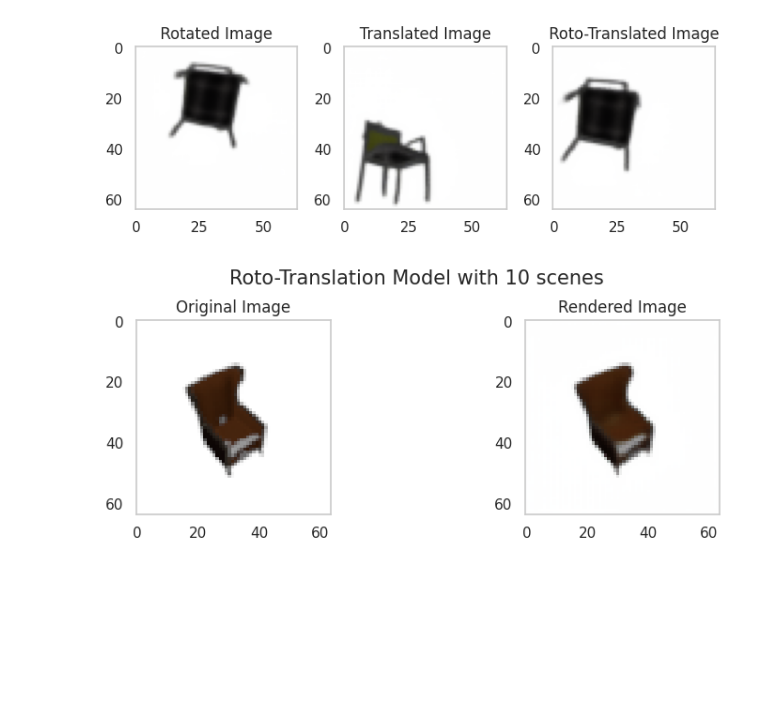
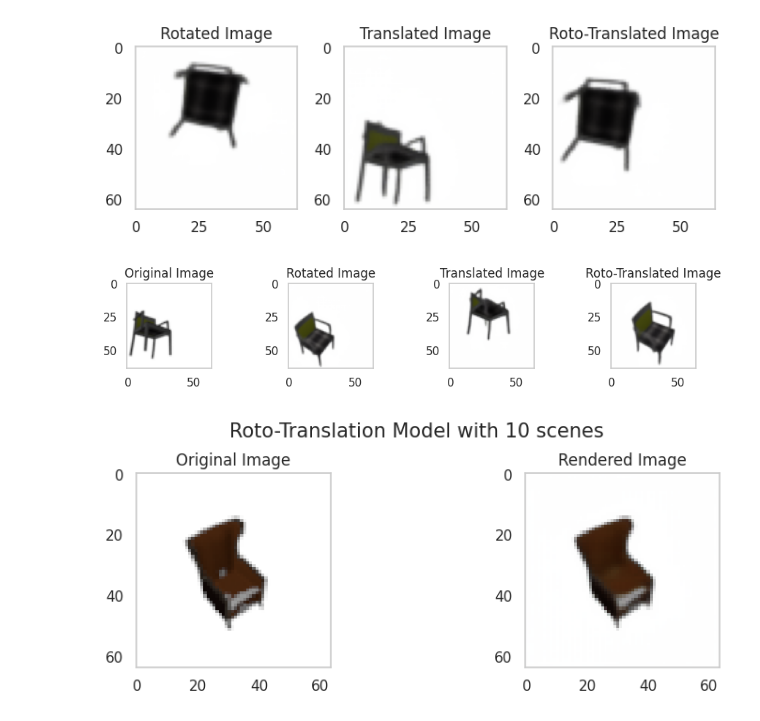
Before and after one commit to elidub/equiv-neural-rendering, a Jupyter notebook: demos/EquivariantNR.ipynb, the cells around one changed output. Cells and saved outputs as stored; diff of their text form; code cells hidden in the pictures; blank space fills up the shorter version.

```diff
--- a/demos/EquivariantNR.ipynb
+++ b/demos/EquivariantNR.ipynb
@@ -518,3 +523,26 @@ plt.tight_layout()
+# %%
+# Load trained chairs modellocal_path
+model_path = main_path + 'src/train_results/2023-05-25_15-20_one_rototrans_lr2e-5_64/best_model.pt'
+
+# You can also try loading other examples (e.g. 'chair1.png')
+img_path  = main_path + 'src/enr/data/test_data/rototranslation/test_1_scene/1a6f615e8b1b5ae4dbbc9440457e303e/06784.png'
+
+scene, model, original_img, rendered_img = render_image(model_path, img_path, downsample = False)
+
+# ---------------------------------------------------------
+# Transform and render scene
+# ---------------------------------------------------------
+transformations = transformation_dict(azimuth = -0.26, elevation = 1.22,
+                                      x = -0.27, y = .27, z = -.05, print_transform = False)
+images, keys = apply_all_transformations(transformations, model, scene, init_camera_pos, original_img, rendered_img)
+
+img = [images[0], images[2], images[3], images[4]]
+key = [keys[0], keys[2], keys[3], keys[4]]
+# Plot with transformations
+fig = display_transformations(img, key, fsize = (9, 2))
+plt.tight_layout()
+# %% [output]
+[figure, added]
 # %%
 # Load trained chairs modellocal_path
 # model_path = main_path + 'src/train_results/2023-05-25_15-20_one_rototrans_lr2e-5_64/best_model.pt'
```
Also changed, not shown: parts of 7 cells of this notebook, 1 other file.
